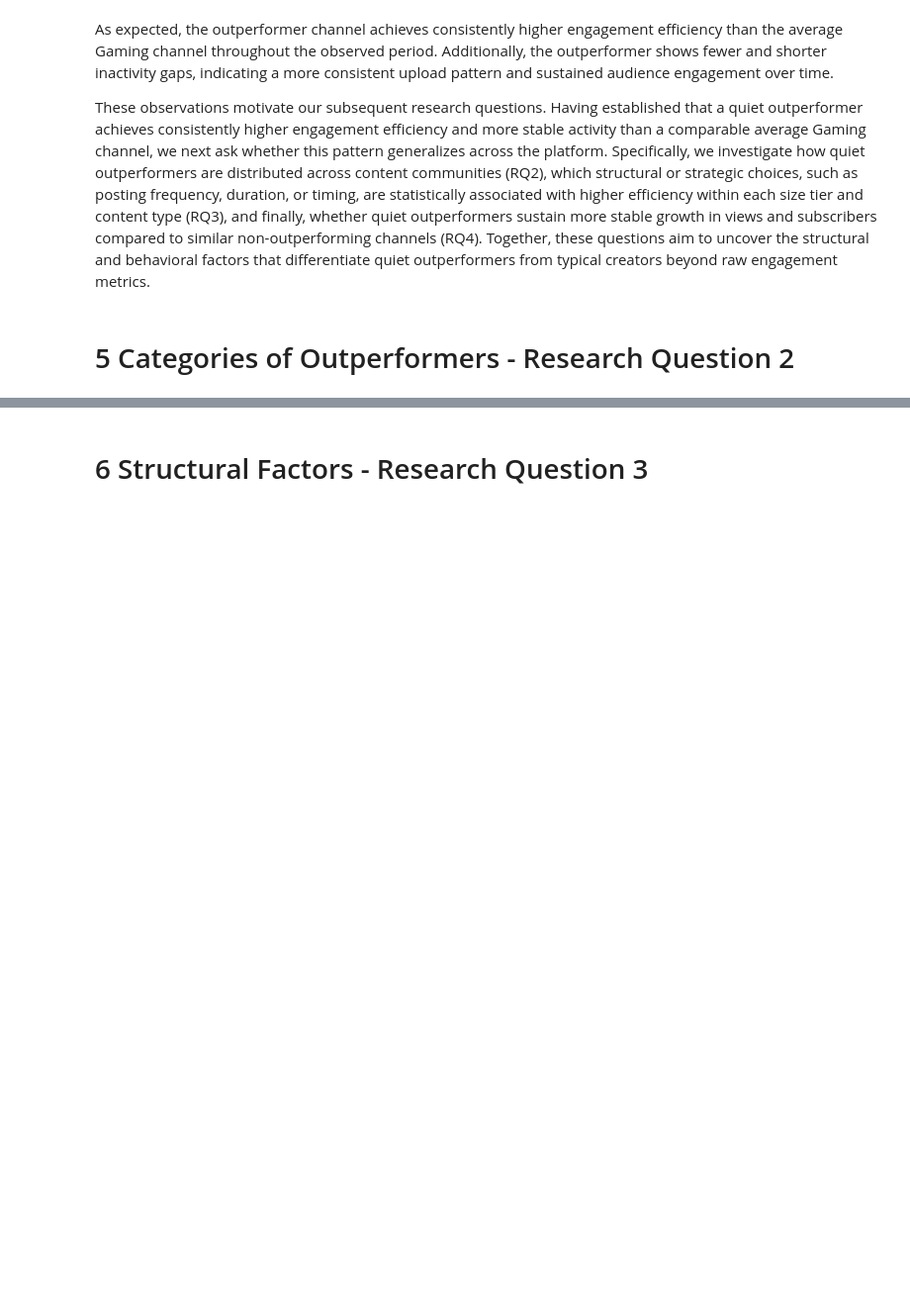
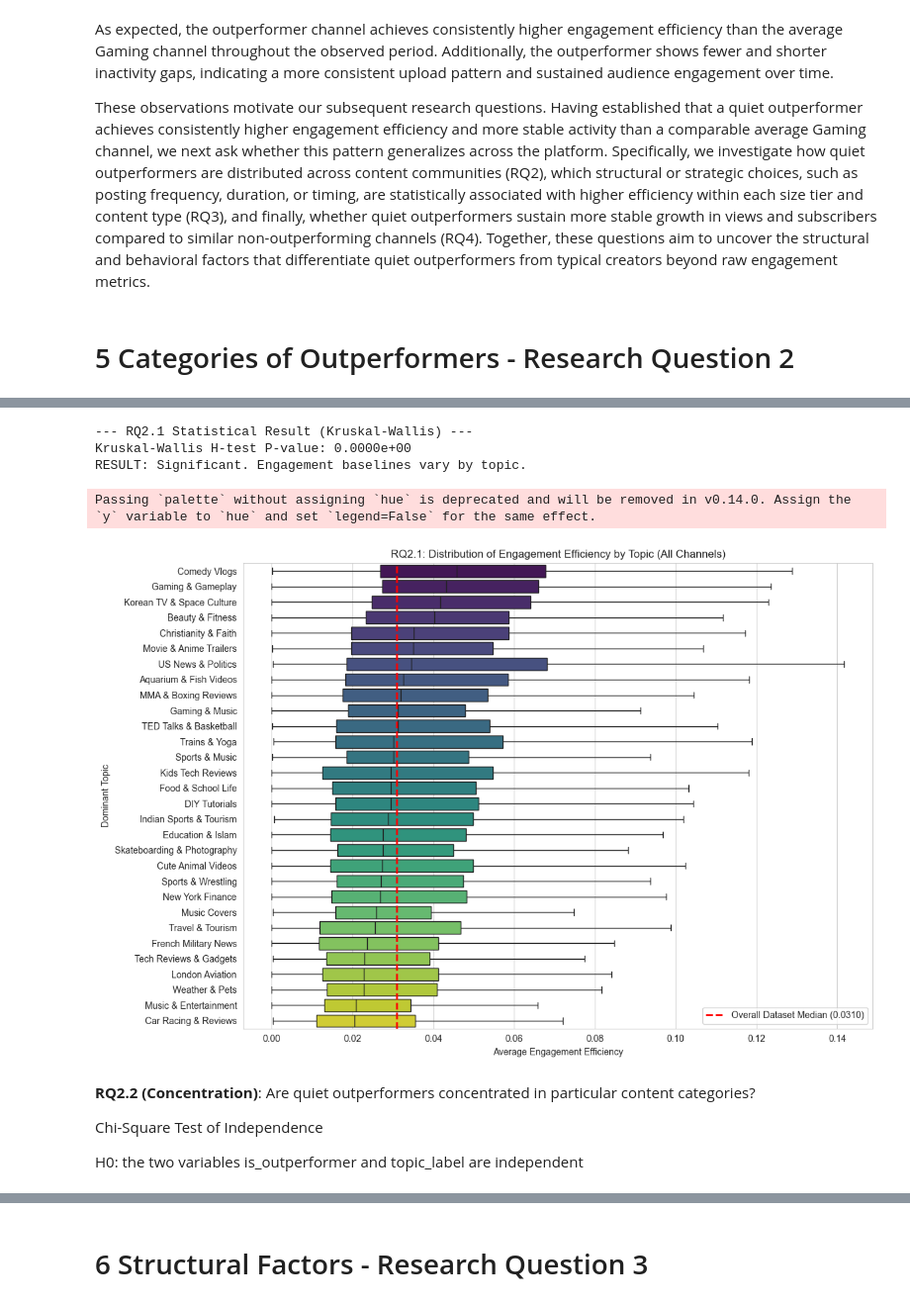
Before and after one commit to jpapinto/ada-2025-project-in5ight, a Jupyter notebook: results.ipynb, the cells around one changed output, grey strips where cells are left out. Shown at 99% size. Cells and saved outputs as stored; diff of their text form; code cells hidden in the pictures; blank space fills up the shorter version.

```diff
--- a/results.ipynb
+++ b/results.ipynb
@@ -516,0 +1183,8 @@ These observations motivate our subsequent research questions. Having establishe
+# %%
+df_labels = generate_topic_labels(topic_dict)
+
+df_labels['keywords'] = df_labels['topic_id'].map(
+    lambda tid: ", ".join(f"{w} ({p:.3f})" for w, p in topic_dict[tid])
+)
+
+print(df_labels.head())
@@ -516,0 +1253,11 @@ These observations motivate our subsequent research questions. Having establishe
+# %%
+# Load Outperformers from RQ1
+df_rq1 = pd.read_parquet(CACHED_RESUTLS_DIR + "/channels_outperformers.parquet")
+df_analysis = df_final.merge(df_rq1, left_on='channel_id', right_on="channel", how='inner')
+df_analysis.to_parquet(CACHED_RESUTLS_DIR + "/final_rq2_analysis.parquet")
+# %%
+# Filter to Single-Row-Per-Channel
+df_analysis_rq2 = df_analysis[df_analysis["subscribers_cc"] < 100_000].copy()
+df_analysis_test = df_analysis_rq2[
+    df_analysis_rq2['topic_id'] == df_analysis_rq2['dominant_topic_id']
+].copy()
@@ -516,0 +1270,61 @@ These observations motivate our subsequent research questions. Having establishe
+# %%
+
+grouped_data = [
+    group['avg_engagement_efficiency'].values
+    for name, group in df_analysis_test.groupby('topic_label')
+]
+
+h_kw, p_kw = kruskal(*grouped_data)
+
+print("\n--- RQ2.1 Statistical Result (Kruskal-Wallis) ---")
+print(f"Kruskal-Wallis H-test P-value: {p_kw:.4e}")
+
+if p_kw < 0.05:
+    print("RESULT: Significant. Engagement baselines vary by topic.")
+else:
+    print("RESULT: No difference. All topics have similar efficiency.")
+
+plt.figure(figsize=(12, 8))
+
+# calculate the overall median (The "Overall Dataset Average")
+overall_median = df_analysis_test['avg_engagement_efficiency'].median()
+
+# Sort by median efficiency
+order = df_analysis_test.groupby('topic_label')['avg_engagement_efficiency'].median().sort_values(ascending=False).index
+
+sns.boxplot(
+    data=df_analysis_test,
+    y='topic_label',
+    x='avg_engagement_efficiency',
+    order=order,
+    palette="viridis",
+    showfliers=False
+)
+
+# add a reference line (The Median for all channels)
+plt.axvline(
+    x=overall_median,
+    color='red',
+    linestyle='--',
+    linewidth=2,
+    label=f'Overall Dataset Median ({overall_median:.4f})'
+)
+
+plt.legend()
+plt.title('RQ2.1: Distribution of Engagement Efficiency by Topic (All Channels)')
+plt.xlabel('Average Engagement Efficiency')
+plt.ylabel('Dominant Topic')
+plt.tight_layout()
+plt.show()
+# %% [output]
+--- RQ2.1 Statistical Result (Kruskal-Wallis) ---
+Kruskal-Wallis H-test P-value: 0.0000e+00
+RESULT: Significant. Engagement baselines vary by topic.
+Passing `palette` without assigning `hue` is deprecated and will be removed in v0.14.0. Assign the `y` variable to `hue` and set `legend=False` for the same effect.
+[figure, added]
+# %% [markdown]
+**RQ2.2 (Concentration)**: Are quiet outperformers concentrated in particular content categories?
+
+Chi-Square Test of Independence
+
+H0: the two variables is_outperformer and topic_label are independent
```
Also changed, not shown: parts of 37 cells of this notebook.
